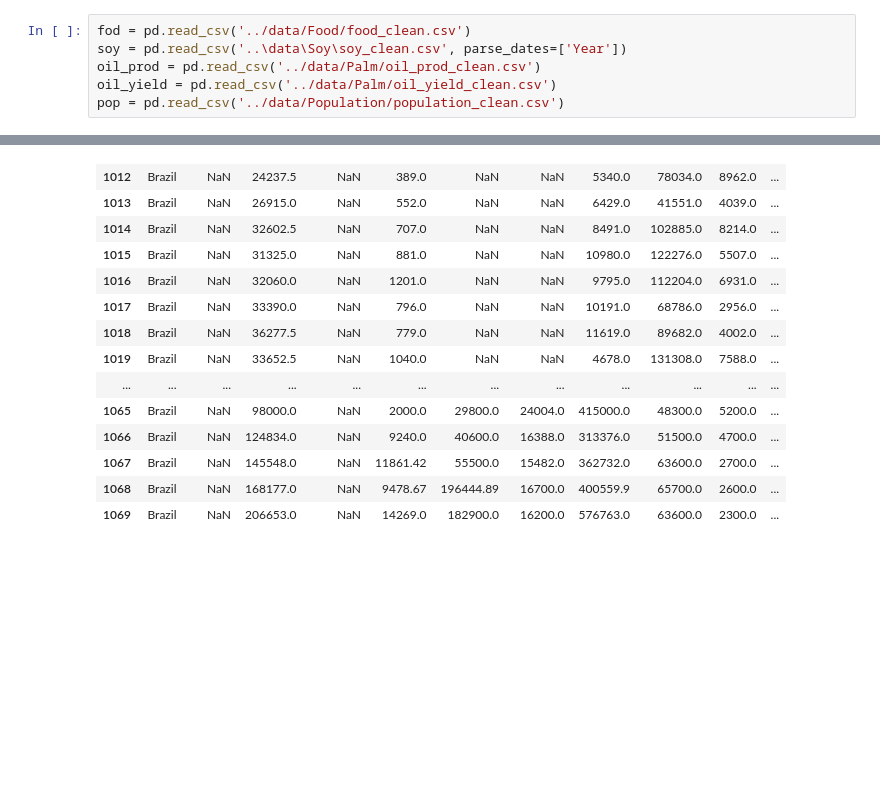
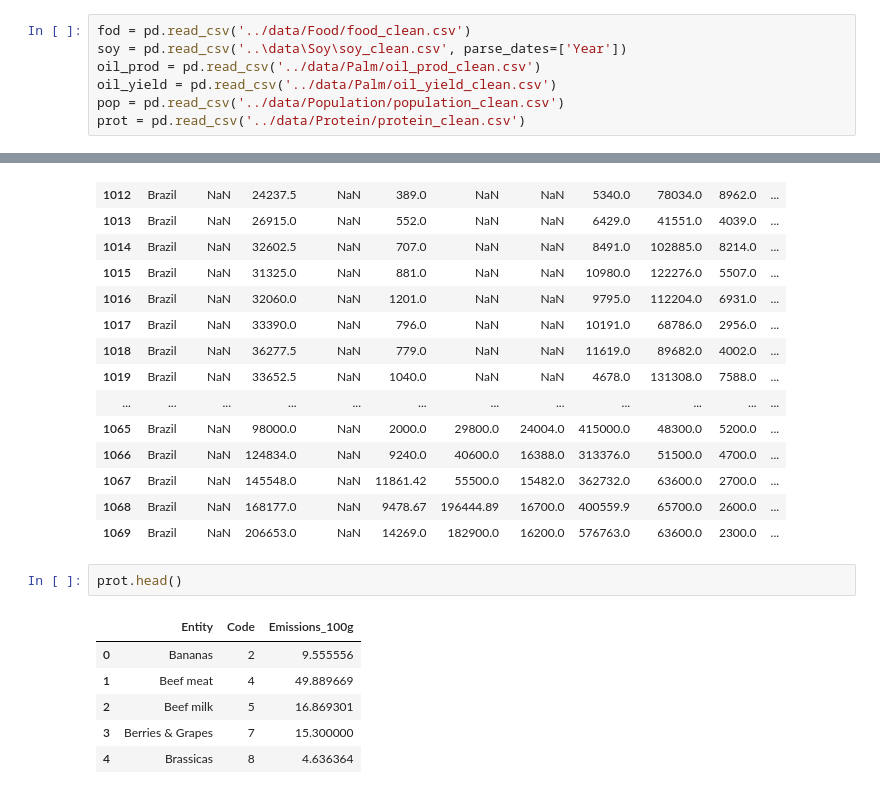
Before and after one commit to NereaRiveiro/Go-vegan, a Jupyter notebook: notebook/pa.ipynb, the cells around one changed output, grey strips where cells are left out. Drawn from its saved outputs; the diff is of its cells as text; blank space fills up the shorter version.

```diff
--- a/notebook/pa.ipynb
+++ b/notebook/pa.ipynb
@@ -18,6 +18,7 @@ soy = pd.read_csv('..\data\Soy\soy_clean.csv', parse_dates=['Year'])
 oil_prod = pd.read_csv('../data/Palm/oil_prod_clean.csv')
 oil_yield = pd.read_csv('../data/Palm/oil_yield_clean.csv')
 pop = pd.read_csv('../data/Population/population_clean.csv')
+prot = pd.read_csv('../data/Protein/protein_clean.csv')
 # %%
 # Agrupar los datos filtrados por año y sumar el Feed para cada año y país
 agregado = df_top_countries.groupby(['Year', 'Entity'])['Feed'].sum().unstack()
@@ -1137,3 +1138,12 @@ oil_prod.loc[oil_prod['Entity'] == 'Brazil', ['Entity', 'Sesame',	'Maize',	'Saff
 | 1067 | Brazil | NaN | 145548.0 | NaN | 11861.42 | 55500.0 | 15482.0 | 362732.0 | 63600.0 | 2700.0 | ... |
 | 1068 | Brazil | NaN | 168177.0 | NaN | 9478.67 | 196444.89 | 16700.0 | 400559.9 | 65700.0 | 2600.0 | ... |
 | 1069 | Brazil | NaN | 206653.0 | NaN | 14269.0 | 182900.0 | 16200.0 | 576763.0 | 63600.0 | 2300.0 | ... |
+# %%
+prot.head()
+# %% [output]
+|  | Entity | Code | Emissions_100g |
+| 0 | Bananas | 2 | 9.555556 |
+| 1 | Beef meat | 4 | 49.889669 |
+| 2 | Beef milk | 5 | 16.869301 |
+| 3 | Berries & Grapes | 7 | 15.300000 |
+| 4 | Brassicas | 8 | 4.636364 |
```
Also changed, not shown: parts of 1 cell of this notebook, 3 other files.
